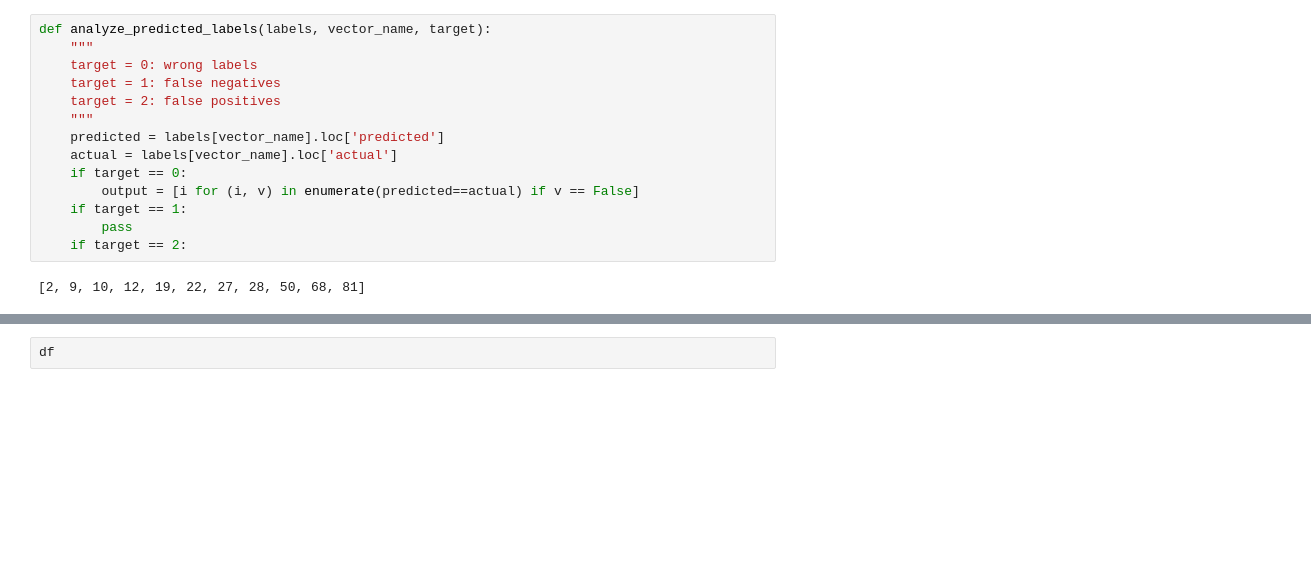
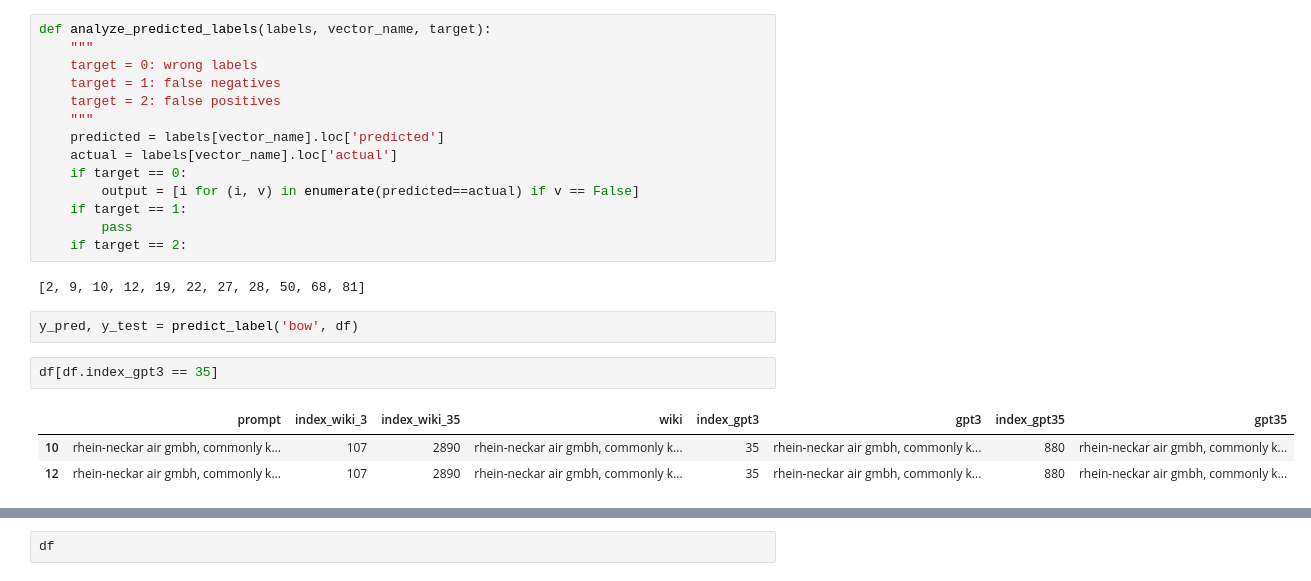
Before and after one commit to yvonne-yiqin-zhang/GPT_Generated_Text_Detection, a Jupyter notebook: test_dataset_deepdive.ipynb, the cells around one changed output, grey strips where cells are left out. Drawn from its saved outputs; the diff is of its cells as text; blank space fills up the shorter version.

```diff
--- a/test_dataset_deepdive.ipynb
+++ b/test_dataset_deepdive.ipynb
@@ -159,3 +160,11 @@ def analyze_predicted_labels(labels, vector_name, target):
     if target == 2:
 # %% [output]
 [2, 9, 10, 12, 19, 22, 27, 28, 50, 68, 81]
+# %%
+y_pred, y_test = predict_label('bow', df)
+# %%
+df[df.index_gpt3 == 35]
+# %% [output]
+|  | prompt | index_wiki_3 | index_wiki_35 | wiki | index_gpt3 | gpt3 | index_gpt35 | gpt35 |
+| 10 | rhein-neckar air gmbh, commonly k... | 107 | 2890 | rhein-neckar air gmbh, commonly k... | 35 | rhein-neckar air gmbh, commonly k... | 880 | rhein-neckar air gmbh, commonly k... |
+| 12 | rhein-neckar air gmbh, commonly k... | 107 | 2890 | rhein-neckar air gmbh, commonly k... | 35 | rhein-neckar air gmbh, commonly k... | 880 | rhein-neckar air gmbh, commonly k... |
```
Also changed, not shown: parts of 3 cells of this notebook.
